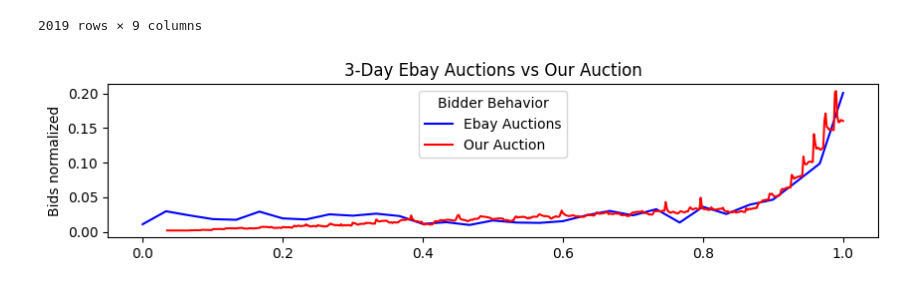
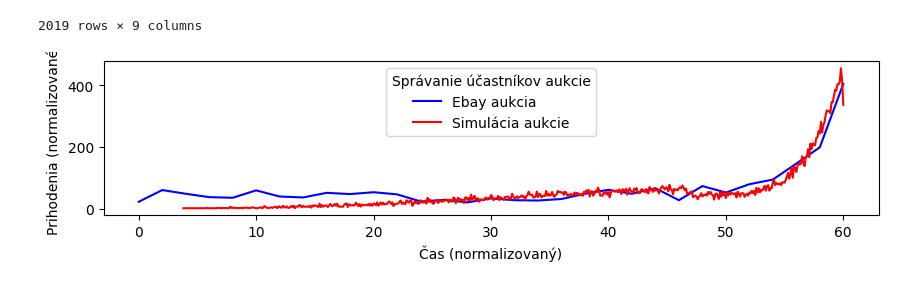
Before and after one commit to findraj/Auction-Dynamics-Simulation, a Jupyter notebook: analysis/results/results.ipynb, the cells around one changed output. Saved outputs shown, nothing was run; the diff lists cells and outputs as text; code cells hidden in the pictures.

```diff
--- a/analysis/results/results.ipynb
+++ b/analysis/results/results.ipynb
@@ -170,14 +180,33 @@ auctions_3_days = auctions_3_days.groupby('bidtime').size().reset_index(name='co
 # %%
 fig, axs = plt.subplots(1, 1, figsize=(10, 2))
 plt.subplots_adjust(hspace=0.75)
 
-# Plot 3-day auctions
-axs.plot(auctions_3_days['bidtime'] / 3.0, auctions_3_days['count'] / auctions_3_days_len, color='blue', label='Ebay Auctions')
-axs.plot(time_aggregated['ItemTime'] / 60, time_aggregated['smoothed_count'] / normalizer, color='red', label='Our Auction')
-axs.set_ylabel('Bids normalized')
-axs.set_title('3-Day Ebay Auctions vs Our Auction')
+# Normalize time and counts for auctions_3_days
+auctions_3_days['normalized_bidtime'] = auctions_3_days['bidtime'] * 20   # Normalize time to [0, 1]
+auctions_3_days['normalized_count'] = auctions_3_days['count']  # Normalize count
+
+# Normalize time and counts for time_aggregated
+time_aggregated['normalized_time'] = time_aggregated['ItemTime']  # Normalize time to [0, 1]
+time_aggregated['normalized_count'] = time_aggregated['count'] # Normalize count
+
+# Plot the normalized data
+axs.plot(
+    auctions_3_days['normalized_bidtime'],
+    auctions_3_days['normalized_count'],
+    color='blue',
+    label='Ebay aukcia'
+)
+axs.plot(
+    time_aggregated['normalized_time'],
+    time_aggregated['normalized_count'],
+    color='red',
+    label='Simulácia aukcie'
+)
+
+axs.set_ylabel('Prihodenia (normalizované)')
+axs.set_xlabel('Čas (normalizovaný)')
 legend = axs.legend(loc='upper center', bbox_to_anchor=(0.5, 1))
-legend.set_title('Bidder Behavior')
+legend.set_title('Správanie účastníkov aukcie')
 plt.show()
 # %% [output]
-[figure, old version]
+[figure, new version]
```
Also changed, not shown: parts of 8 cells of this notebook, 6 other files.
